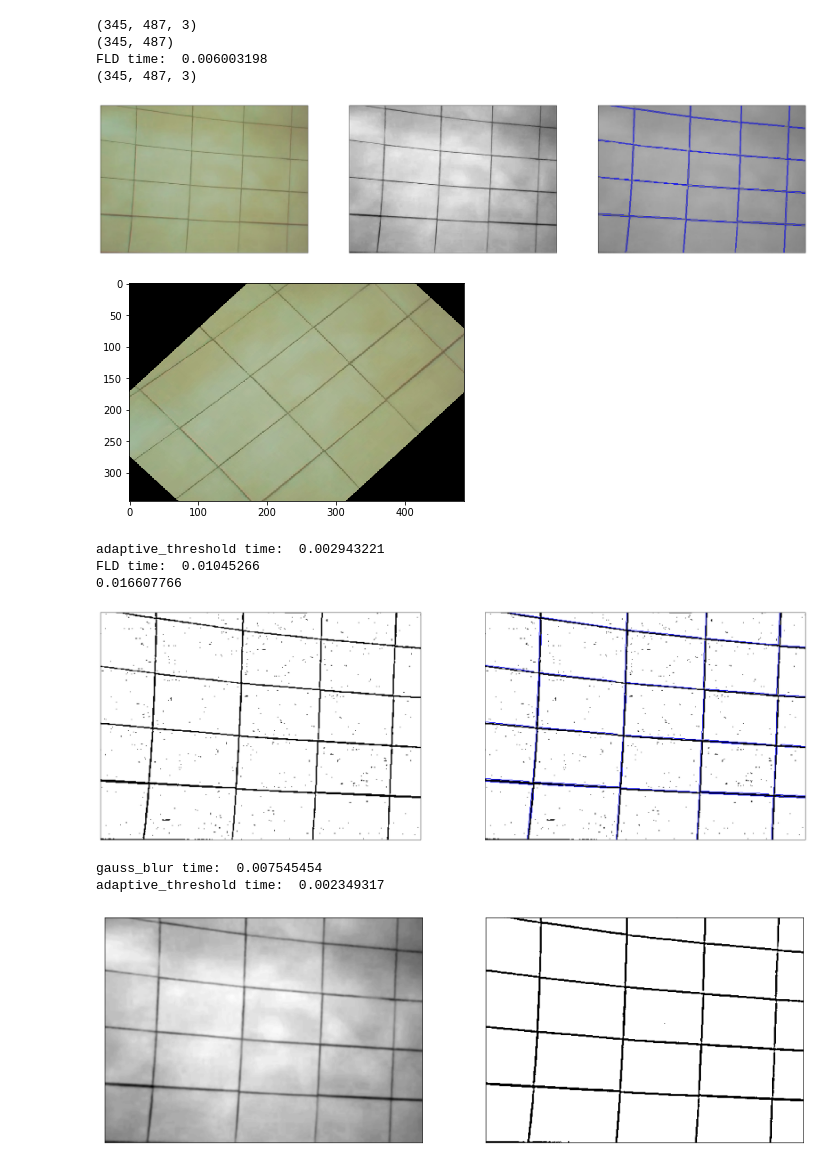
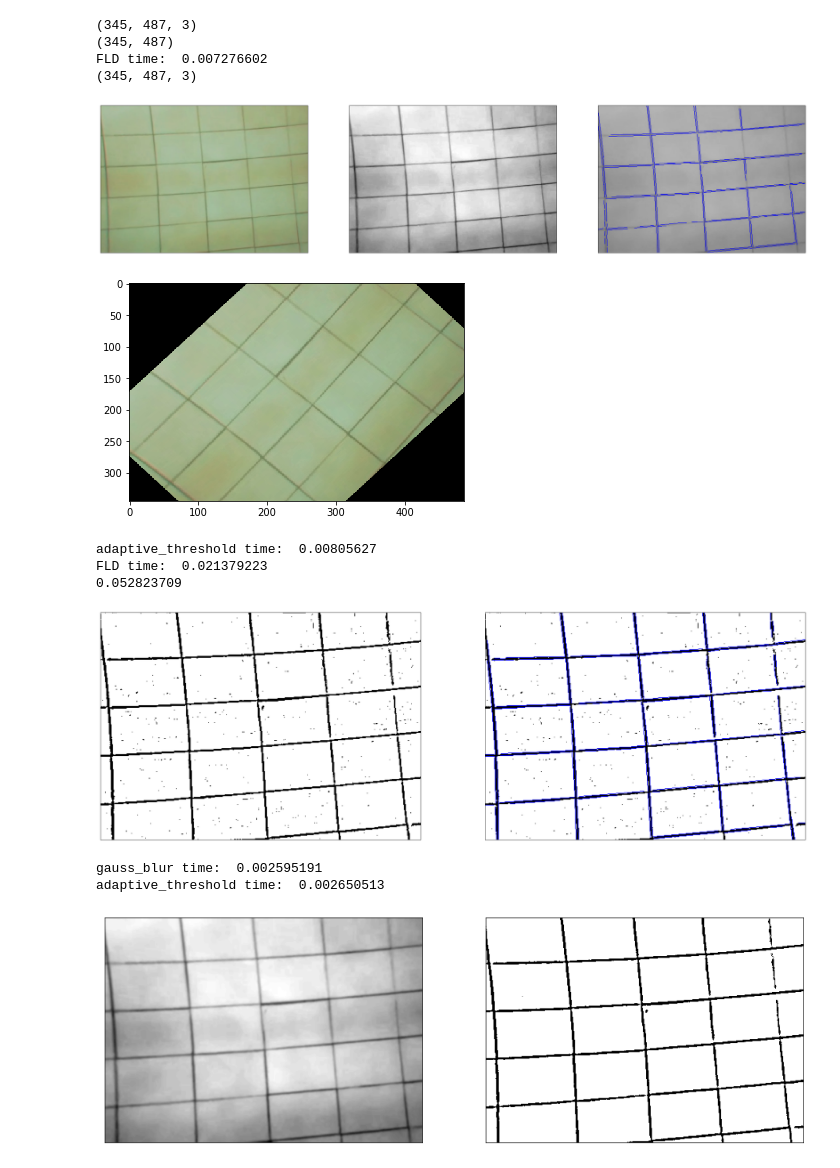
Before and after one commit to vladushked/tile_position, a Jupyter notebook: python/test.ipynb, the cells around one changed output. Drawn from its saved outputs; the diff is of its cells as text; code cells hidden in the pictures.

```diff
--- a/python/test.ipynb
+++ b/python/test.ipynb
@@ -19,30 +19,30 @@ def FLD(image):
 
     return line_on_image
 # %%
-IMAGE_PATH = '../images/calib/frame_9.jpg'
+IMAGE_PATH = '../images/calib/frame_0.jpg'
 
 img = cv2.imread(IMAGE_PATH)
 print(img.shape)
 gray = cv2.cvtColor(img,cv2.COLOR_BGR2GRAY)
 print(gray.shape)
 
 img_with_lines = FLD(gray)
 print(img_with_lines.shape)
 
 images = [img, gray, img_with_lines]
 
 fig = plt.figure(figsize=(32,24))
 
 for i in range(len(images)):
     fig.add_subplot(1, 3, i + 1)
     plt.imshow(images[i],'gray')
     plt.xticks([]),plt.yticks([])
 # %% [output]
 (345, 487, 3)
 (345, 487)
-FLD time:  0.006003198
+FLD time:  0.007276602
 (345, 487, 3)
-[figure, old version]
+[figure, new version]
 # %%
 def rotate(image, angle):
     rows,cols = image.shape
@@ -54,7 +54,7 @@ def rotate(image, angle):
 rotated = rotate(gray, 45)
 print_image(rotated)
 # %% [output]
-[figure, old version]
+[figure, new version]
 # %%
 def adaptive_threshold(image):
     e1 = cv2.getTickCount()
@@ -85,10 +85,10 @@ for i in range(len(images)):
     plt.xticks([]),plt.yticks([])
     plt.imshow(images[i],'gray')
 # %% [output]
-adaptive_threshold time:  0.002943221
-FLD time:  0.01045266
-0.016607766
+adaptive_threshold time:  0.00805627
+FLD time:  0.021379223
+0.052823709
-[figure, old version]
+[figure, new version]
 # %%
 def gauss_blur(image):
     e1 = cv2.getTickCount()
@@ -117,9 +117,9 @@ for i in range(len(images)):
     plt.xticks([]),plt.yticks([])
     plt.imshow(images[i],'gray')
 # %% [output]
-gauss_blur time:  0.007545454
-adaptive_threshold time:  0.002349317
+gauss_blur time:  0.002595191
+adaptive_threshold time:  0.002650513
-[figure, old version]
+[figure, new version]
 # %%
 def opening_joints(image):
     kernel = np.ones((15,15),np.uint8)
```
Also changed, not shown: parts of 7 cells of this notebook.
